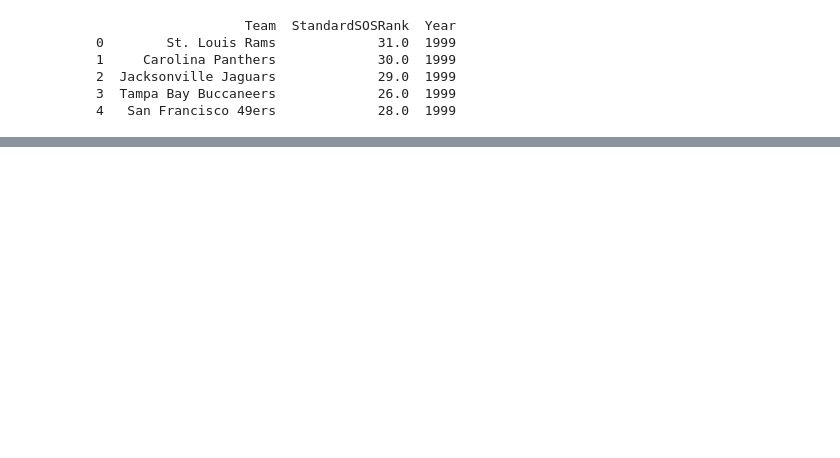
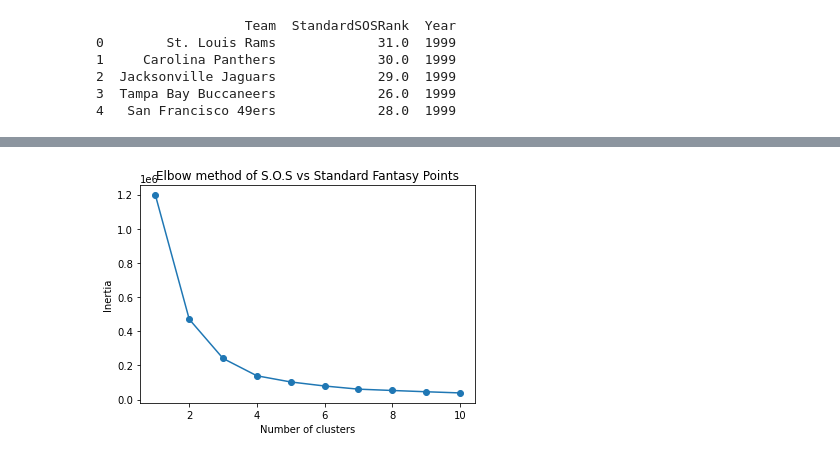
Before and after one commit to maha4208/fantasy-football-statistical-analysis, a Jupyter notebook: SOSCluster.ipynb, the cells around one changed output, grey strips where cells are left out. Drawn from its saved outputs; the diff is of its cells as text; code cells hidden in the pictures; blank space fills up the shorter version.

```diff
--- a/SOSCluster.ipynb
+++ b/SOSCluster.ipynb
@@ -118,0 +138,20 @@ print(tuple_list2)
+# %%
+#This code covering KMeans Cluster Analysis is based on the documentation from W3schools
+#Link: https://www.w3schools.com/python/python_ml_k-means.asp
+from sklearn.cluster import KMeans
+data = list(zip(sosSample, pointsSample))
+inertias_of_data = []
+
+increment = 1
+while(increment != 11):
+    kmeans_of_data = KMeans(n_clusters=increment).fit(data)
+    inertias_of_data.append(kmeans_of_data.inertia_)
+    increment+= 1
+
+plt.plot(range(1,11), inertias_of_data, marker='o')
+plt.title('Elbow method of S.O.S vs Standard Fantasy Points')
+plt.xlabel('Number of clusters')
+plt.ylabel('Inertia')
+plt.show()
+# %% [output]
+[figure, added]
```
Also changed, not shown: parts of 7 cells of this notebook, 2 other files.
